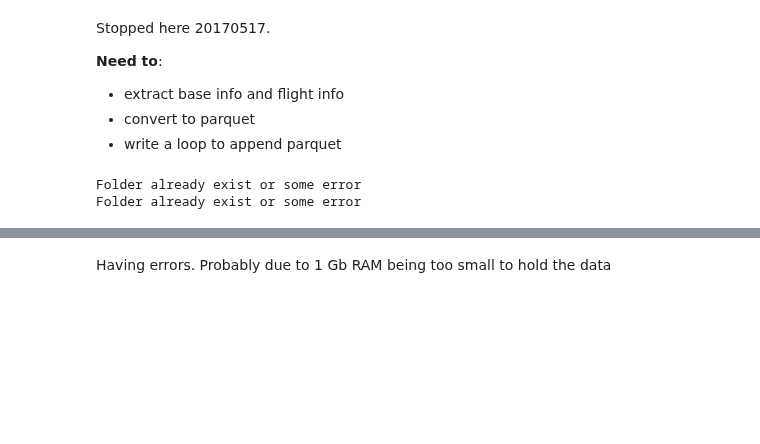
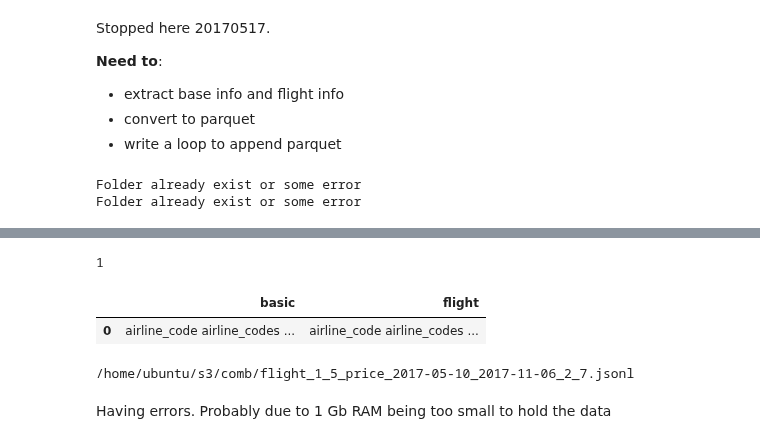
Before and after one commit to zemingyu/flight, a Jupyter notebook: test_pyspark.ipynb, the cells around one changed output, grey strips where cells are left out. Cells and saved outputs as stored; diff of their text form; code cells hidden in the pictures; blank space fills up the shorter version.

Commit message:
convert json to pandas and parquet - wip

```diff
--- a/test_pyspark.ipynb
+++ b/test_pyspark.ipynb
@@ -207,0 +284,6 @@ Folder already exist or some error
+# %%
+basic2 = basic.drop('search_date', 1)
+basic2['tmp'] = 1
+flight_list['tmp'] = 1
+DF = pd.merge(basic2, flight_list, on=['tmp'])
+DF.shape
@@ -207,0 +292,10 @@ Folder already exist or some error
+# %%
+f = open("temp.jsonl", "w")
+
+for row in DF.iterrows():
+    row[1].to_json(f)
+    f.write("\n")
+
+f.close()
+
+open("temp.jsonl").read()
@@ -207,0 +329,15 @@ Folder already exist or some error
+# %%
+import json
+
+data = []
+with open('/home/ubuntu/s3/comb/flight_1_5_price_2017-05-10_2017-11-06_2_7.jsonl') as f:
+    for line in f:
+        d = json.load(f)
+        flight_list = json_normalize(d['flight_list'])
+        basic = json_normalize(d['flight_list'])
+        flat_table = dict()
+        flat_table['basic'] = basic
+        flat_table['flight'] = flight_list
+        flat_table_list.append(flat_table)
+df = pd.DataFrame.from_records(data)
+df.head(10)
@@ -208,3 +351,18 @@ Folder already exist or some error
+# %%
+len(flat_table_list)
+# %% [output]
+1
+# %%
+df = pd.DataFrame.from_records(flat_table_list)
+# %%
+df.head(50)
+# %% [output]
+|  | basic | flight |
+| 0 | airline_code airline_codes ... | airline_code airline_codes ... |
+# %%
+print(jsonl_file_name)
+# %% [output]
+/home/ubuntu/s3/comb/flight_1_5_price_2017-05-10_2017-11-06_2_7.jsonl
 # %% [markdown]
 Having errors. Probably due to 1 Gb RAM being too small to hold the data
 # %%
```
Also changed, not shown: parts of 9 cells of this notebook.
